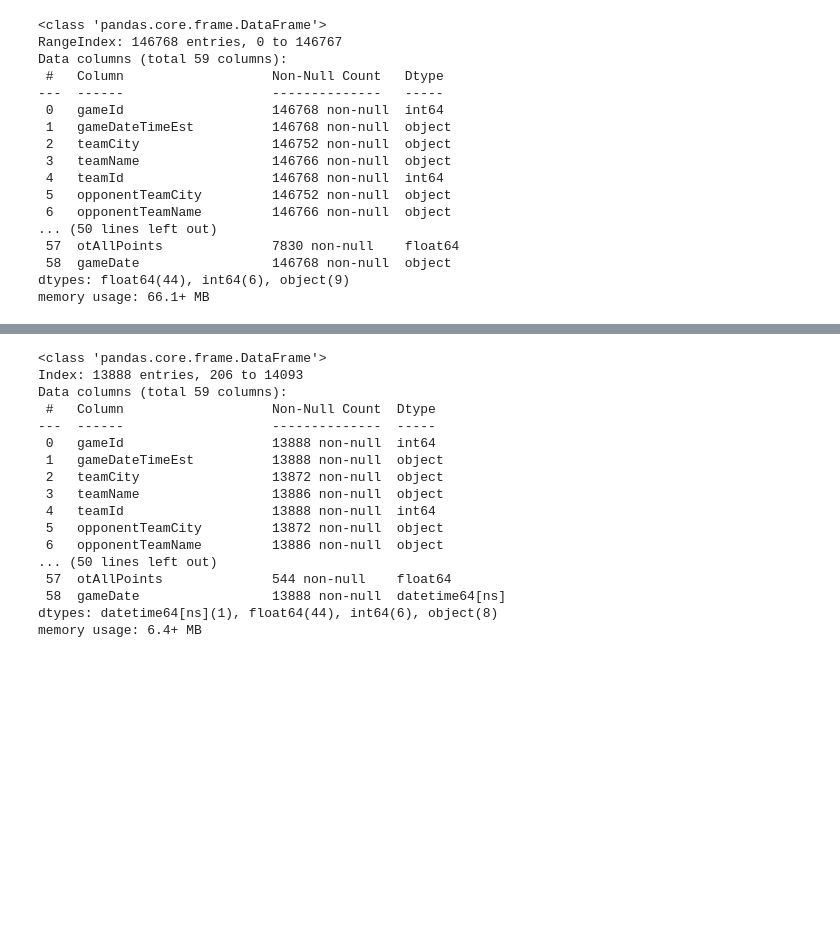
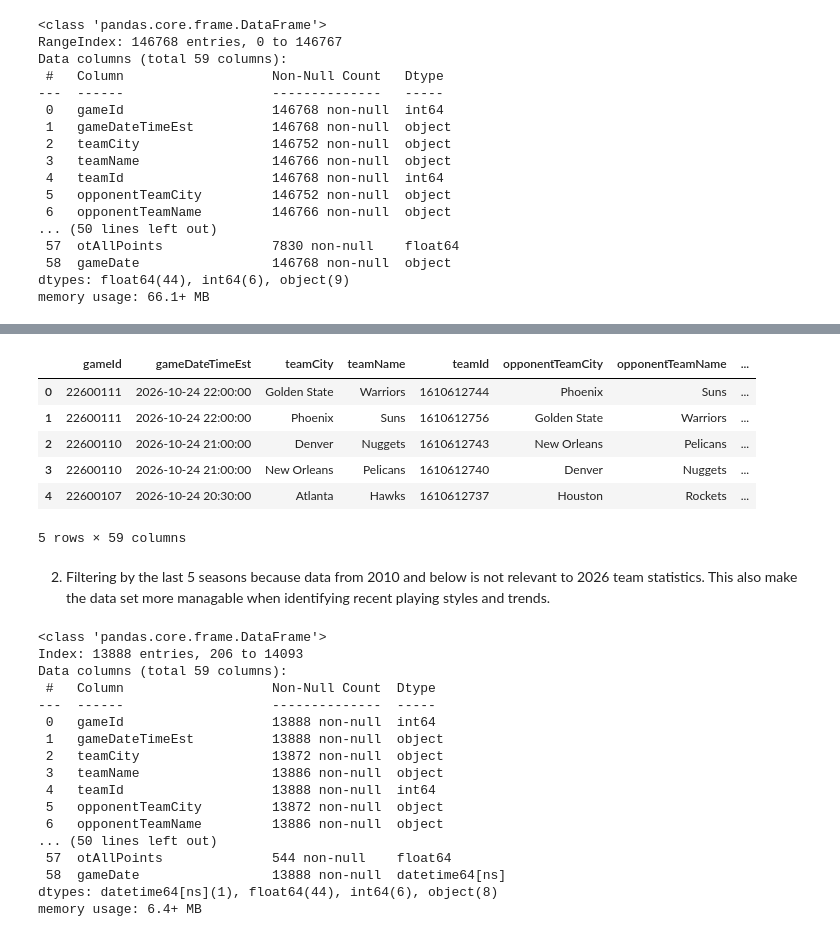
Before and after one commit to amararamsay347/NBA-Player-and-Team-Stats, a Jupyter notebook: TeamStats.ipynb, the cells around one changed output, grey strips where cells are left out. Drawn from its saved outputs; the diff is of its cells as text; code cells hidden in the pictures; blank space fills up the shorter version.

```diff
--- a/TeamStats.ipynb
+++ b/TeamStats.ipynb
@@ -29,3 +54,15 @@ memory usage: 66.1+ MB
+# %%
+team.head()
+# %% [output]
+|  | gameId | gameDateTimeEst | teamCity | teamName | teamId | opponentTeamCity | opponentTeamName | ... |
+| 0 | 22600111 | 2026-10-24 22:00:00 | Golden State | Warriors | 1610612744 | Phoenix | Suns | ... |
+| 1 | 22600111 | 2026-10-24 22:00:00 | Phoenix | Suns | 1610612756 | Golden State | Warriors | ... |
+| 2 | 22600110 | 2026-10-24 21:00:00 | Denver | Nuggets | 1610612743 | New Orleans | Pelicans | ... |
+| 3 | 22600110 | 2026-10-24 21:00:00 | New Orleans | Pelicans | 1610612740 | Denver | Nuggets | ... |
+| 4 | 22600107 | 2026-10-24 20:30:00 | Atlanta | Hawks | 1610612737 | Houston | Rockets | ... |
+5 rows × 59 columns
+# %% [markdown]
+2. Filtering by the last 5 seasons because data from 2010 and below is not relevant to 2026 team statistics. This also make the data set more managable when identifying recent playing styles and trends.
 # %%
 #Filter teams by the last 5 seasons 2021-2026
 team["gameDate"] = pd.to_datetime(team["gameDate"])
```
Also changed, not shown: parts of 12 cells of this notebook, 1 other file.
